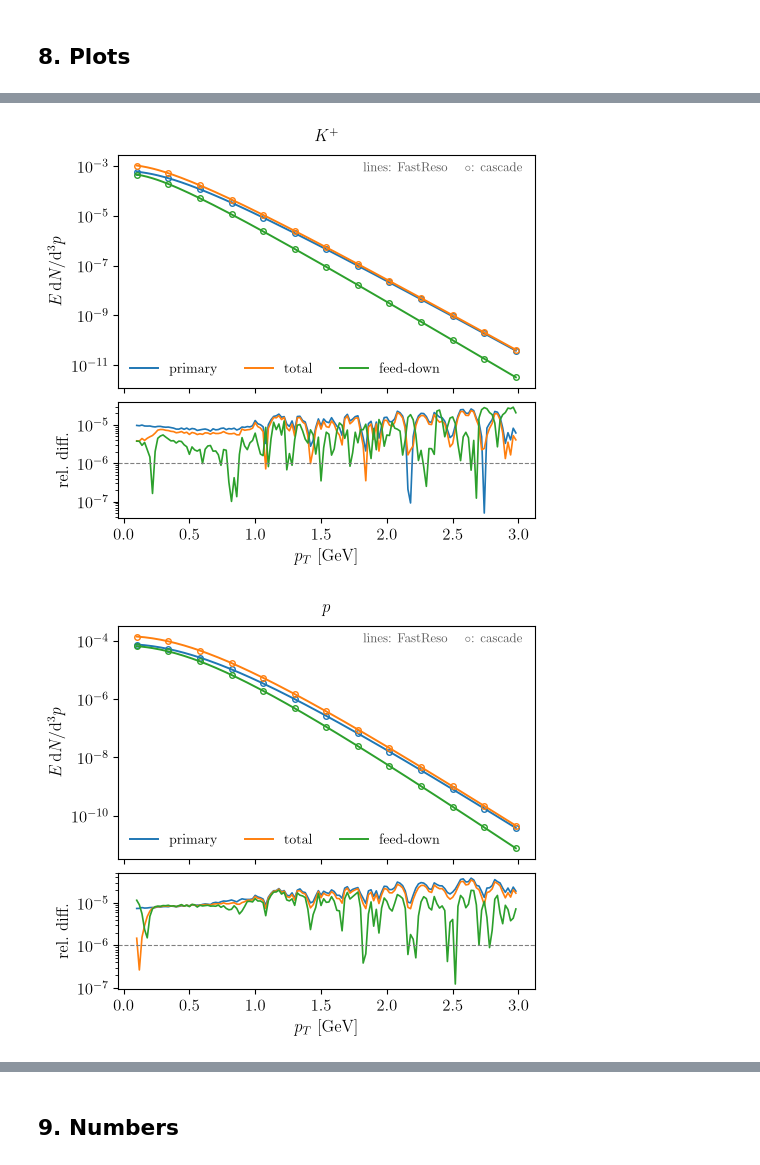
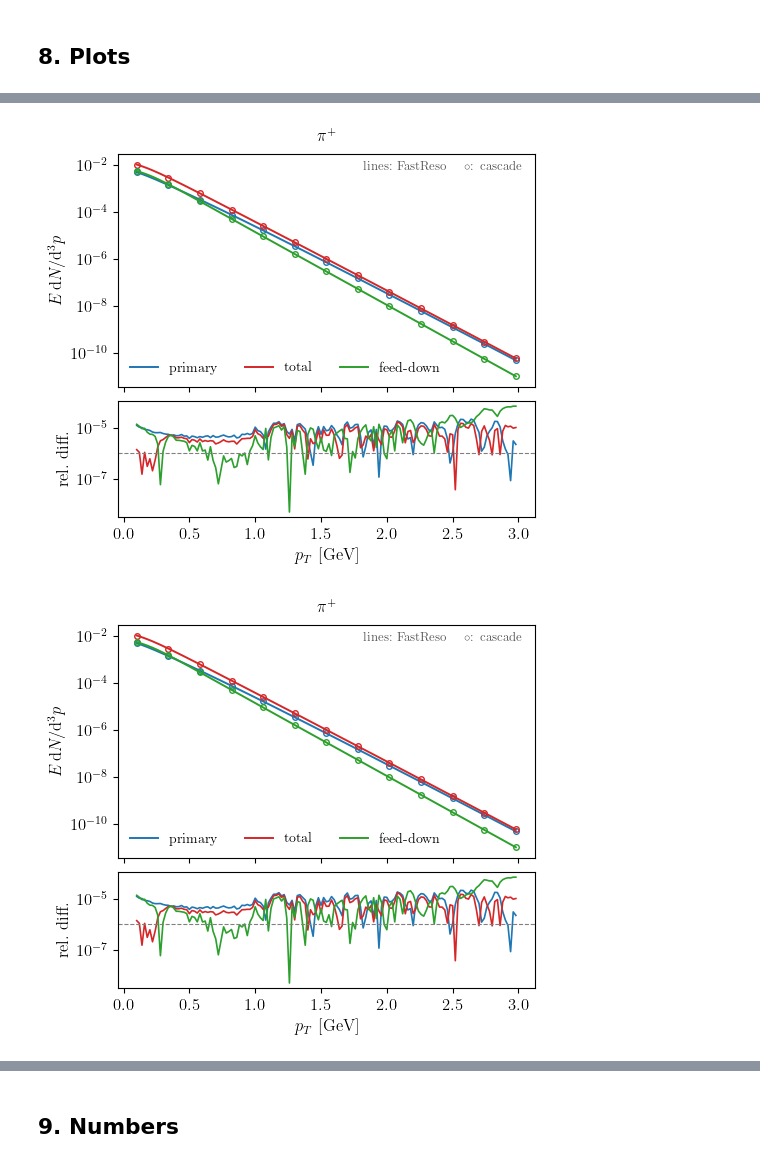
Before and after one commit to fafafrens/Fast_reso2, a Jupyter notebook: benchmarks/fastreso_crosscheck/compare_fjout_runcascade.ipynb, the cells around one changed output, grey strips where cells are left out. Drawn from its saved outputs; the diff is of its cells as text; code cells hidden in the pictures.

```diff
--- a/benchmarks/fastreso_crosscheck/compare_fjout_runcascade.ipynb
+++ b/benchmarks/fastreso_crosscheck/compare_fjout_runcascade.ipynb
@@ -423,9 +423,10 @@ function plot_particle(particle_id)
         figsize = (pWidth * 1.7, pHeight * 2.0),
         gridspec_kw = Dict("height_ratios" => [2, 1], "hspace" => 0.08))
     upper, lower = axes[1], axes[2]
+    colou = ["tab:blue", "tab:red", "tab:green"]
 
     for (index, (label, reference_values, candidate_values)) in enumerate(curves)
-        colour = "C$(index - 1)"
+        colour = colou[index]
         # Only the reference line carries a label: six legend entries overflow
         # the axes, and the annotation below says which is which.
         upper.plot(momenta[inside], reference_values[inside], "-", color = colour,
@@ -461,7 +462,10 @@ plot_particle(first(sort!(collect(keys(fj)))))
 # %%
-for id in sort!(collect(keys(fj)))[2:end]
+for id in sort!(collect(keys(fj)))[1:end]
     display(plot_particle(id))
+    p=plot_particle(id)
+    display(p)
+    savefig(string(id)*".pdf",bbox_inches="tight")
 end
 # %% [output]
-[figure, old version]
+[figure, new version]
-[figure, old version]
+[figure, new version]
```
Also changed, not shown: parts of 7 cells of this notebook, 1 other file.
